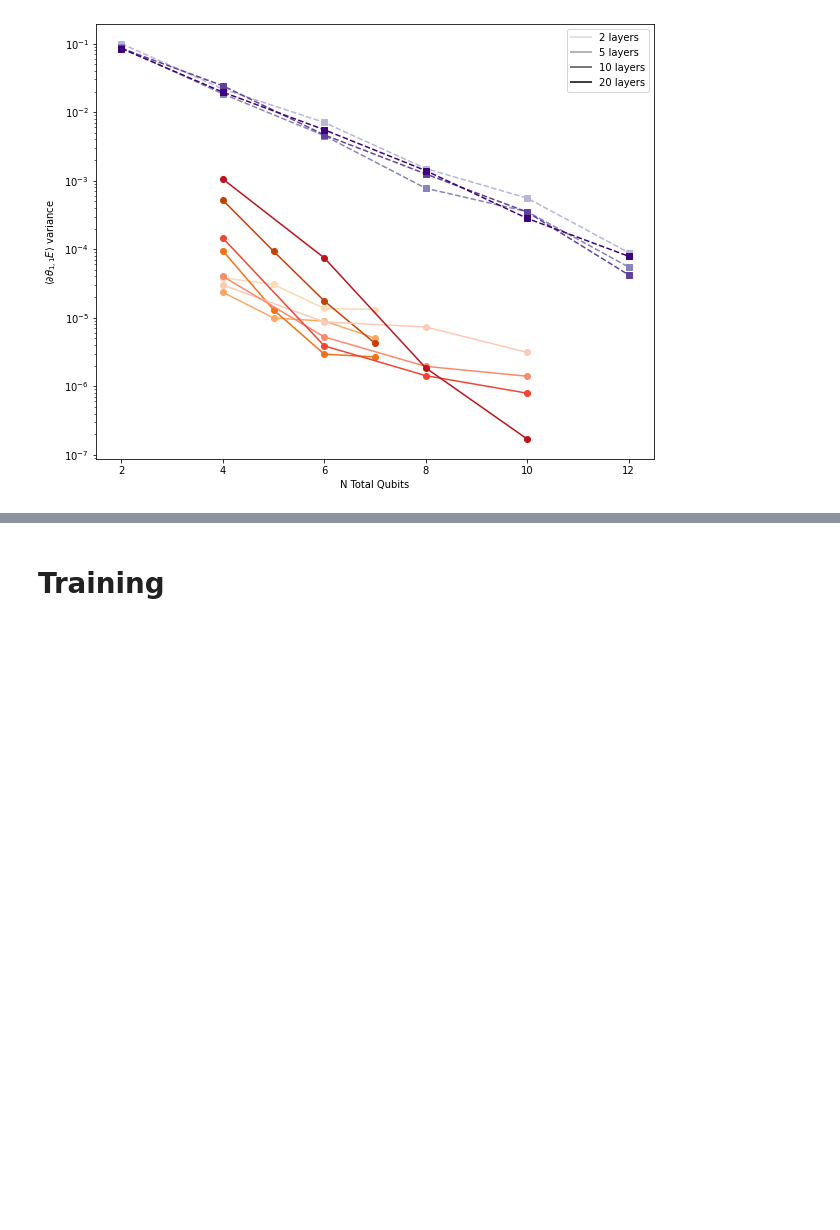
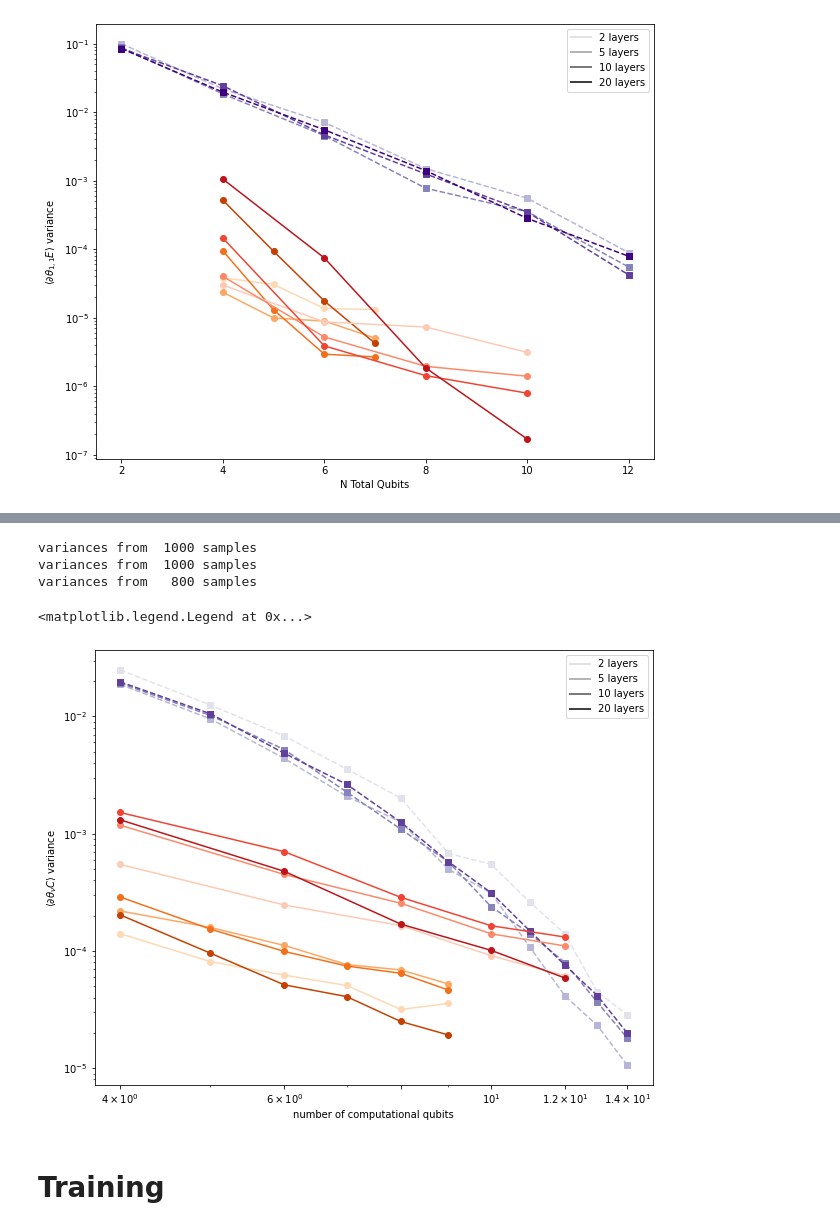
Before and after one commit to SimonCichy/barren-gadgets, a Jupyter notebook: plotting/relevant_results_new_gadgets.ipynb, the cells around one changed output, grey strips where cells are left out. Drawn from its saved outputs; the diff is of its cells as text; code cells hidden in the pictures; blank space fills up the shorter version.

```diff
--- a/plotting/relevant_results_new_gadgets.ipynb
+++ b/plotting/relevant_results_new_gadgets.ipynb
@@ -142,3 +139,34 @@ variances from   400 samples
+# %%
+plt.rcParams["figure.figsize"] = 10, 8
+fig, ax = plt.subplots(num=2, clear=True)
+
+qubits_list, norms_list, variances_list = get_vars_for_plot(file_comp)
+for line in range(len(variances_list)):
+    normalized_variances = variances_list[line]/norms_list**2
+    ax.loglog(qubits_list, normalized_variances, "--s", c=colours[0][line])
+
+qubits_list, norms_list, variances_list = get_vars_for_plot(file_gad3)
+for line in range(len(variances_list)):
+    normalized_variances = variances_list[line]/norms_list**2
+    ax.loglog(qubits_list, normalized_variances, "-o", c=colours[2][line])
+
+qubits_list, norms_list, variances_list = get_vars_for_plot(file_gad4)
+for line in range(len(variances_list)):
+    normalized_variances = variances_list[line]/norms_list**2
+    ax.loglog(qubits_list, normalized_variances, "-o", c=colours[3][line])
+
+ax.set_xlabel(r"number of computational qubits")
+ax.set_ylabel(r"$\langle \partial \theta_{\nu} C\rangle$ variance")
+ax.xaxis.set_major_locator(MaxNLocator(integer=True))
+
+custom_lines = [Line2D([0], [0], color=colours[-1][nl], lw=2) for nl in range(len(layers_list))]
+ax.legend(custom_lines, ['{} layers'.format(num_layers) for num_layers in layers_list])
+# %% [output]
+variances from  1000 samples
+variances from  1000 samples
+variances from   800 samples
+<matplotlib.legend.Legend at 0x...>
+[figure, added]
 # %% [markdown]
 Training
 =======
```
Also changed, not shown: parts of 1 cell of this notebook, 1 other file.
